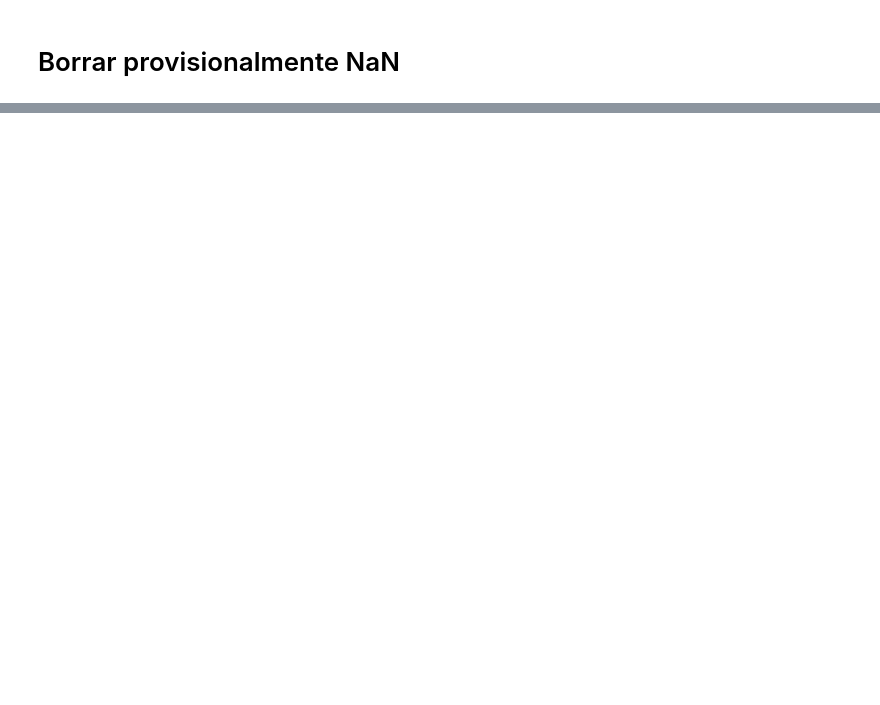
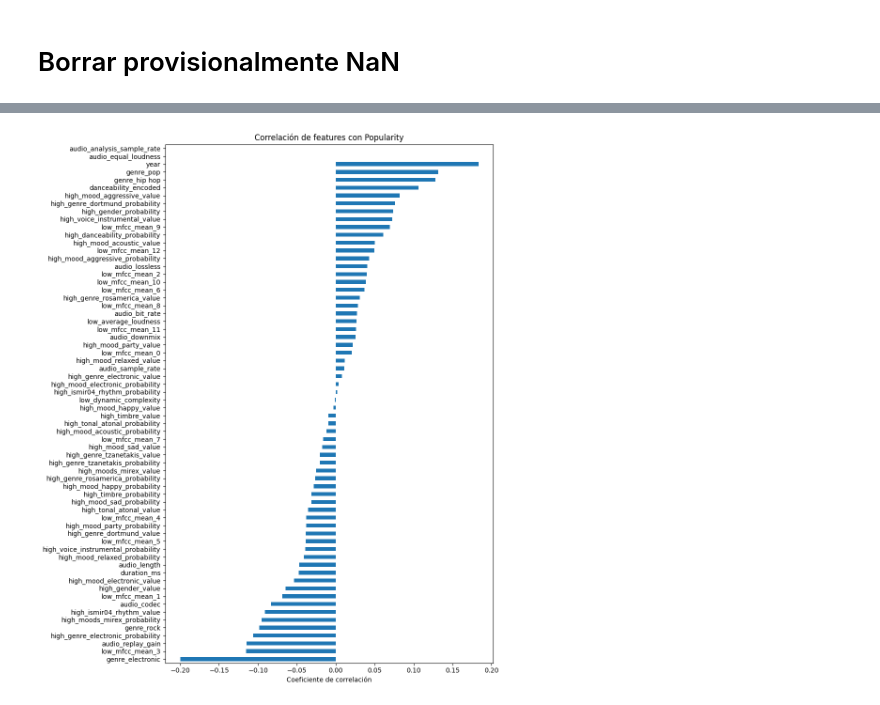
Before and after one commit to PolloDK/HitSpell, a Jupyter notebook: 01_preprocesamiento_andrea.ipynb, the cells around one changed output, grey strips where cells are left out. Saved outputs shown, nothing was run; the diff lists cells and outputs as text; code cells hidden in the pictures; blank space fills up the shorter version.

```diff
--- a/01_preprocesamiento_andrea.ipynb
+++ b/01_preprocesamiento_andrea.ipynb
@@ -668,0 +715,3 @@ plt.show()
+# %%
+pop_corr = correlation_matrix['popularity'].sort_values(ascending=False)
+print(pop_corr)
@@ -668,0 +731,9 @@ plt.show()
+# %%
+plt.figure(figsize=(10, 12))
+pop_corr.drop('popularity').sort_values().plot(kind='barh')
+plt.title("Correlación de features con Popularity")
+plt.xlabel("Coeficiente de correlación")
+plt.tight_layout()
+plt.show()
+# %% [output]
+[figure, added]
```
Also changed, not shown: parts of 35 cells of this notebook.
